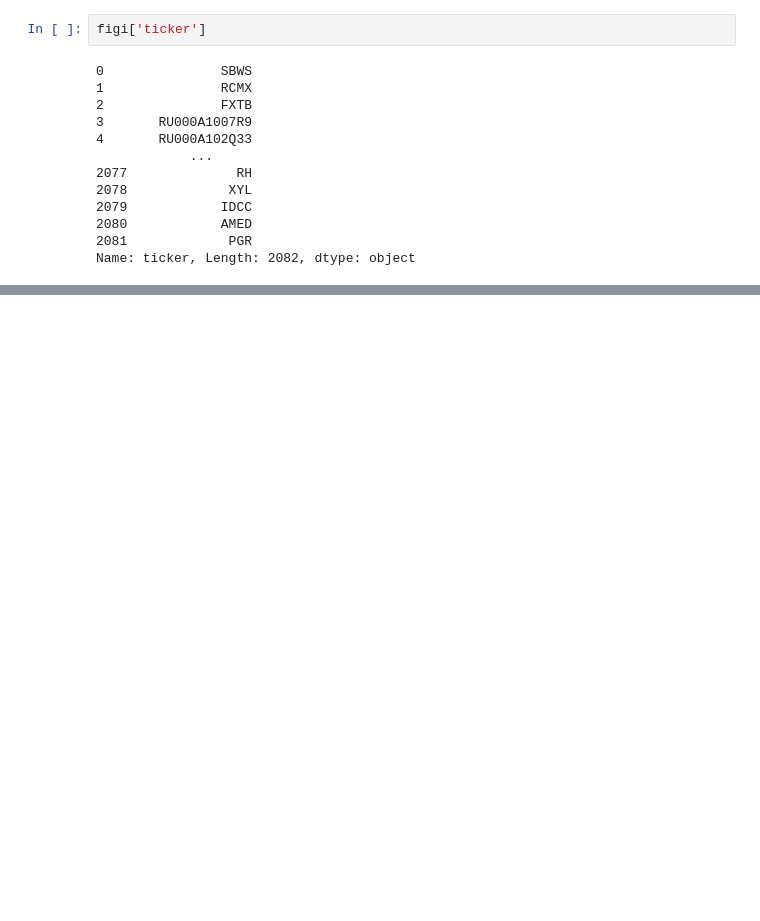
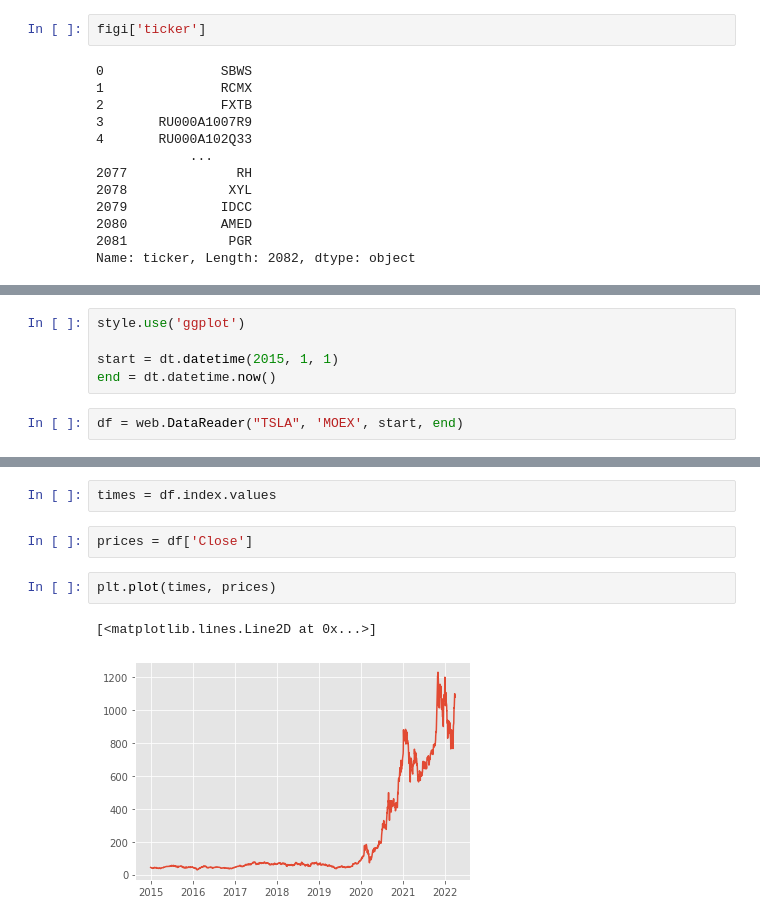
Before and after one commit to BabylenMagnus/StrategyReview, a Jupyter notebook: droch.ipynb, the cells around one changed output, grey strips where cells are left out. Drawn from its saved outputs; the diff is of its cells as text; blank space fills up the shorter version.

```diff
--- a/droch.ipynb
+++ b/droch.ipynb
@@ -57,0 +43,7 @@ pandas.core.series.Series
+# %%
+style.use('ggplot')
+
+start = dt.datetime(2015, 1, 1)
+end = dt.datetime.now()
+# %%
+df = web.DataReader("TSLA", 'MOEX', start, end)
@@ -57,0 +69,9 @@ pandas.core.series.Series
+# %%
+times = df.index.values
+# %%
+prices = df['Close']
+# %%
+plt.plot(times, prices)
+# %% [output]
+[<matplotlib.lines.Line2D at 0x...>]
+[figure, added]
```
Also changed, not shown: parts of 8 cells of this notebook, 6 other files.
